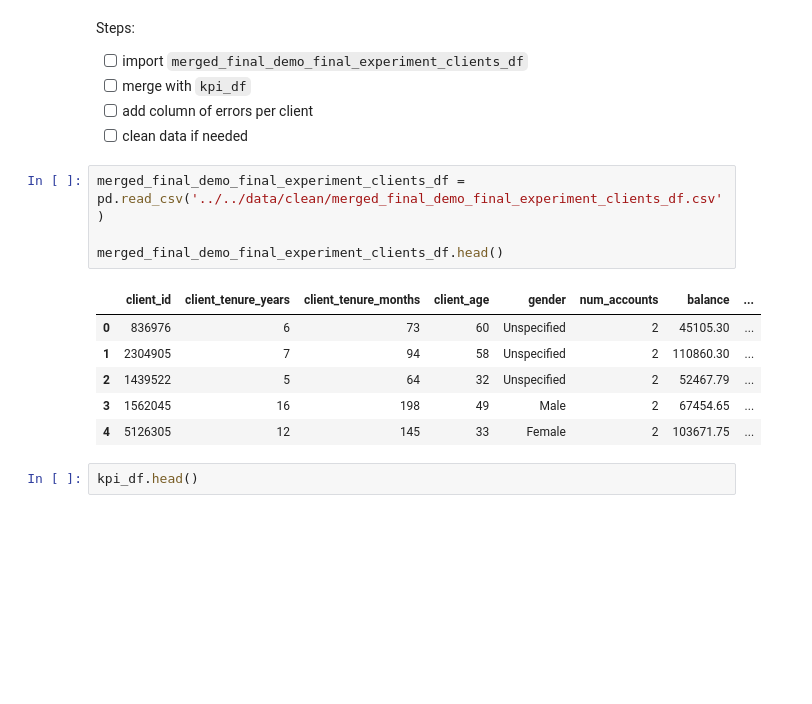
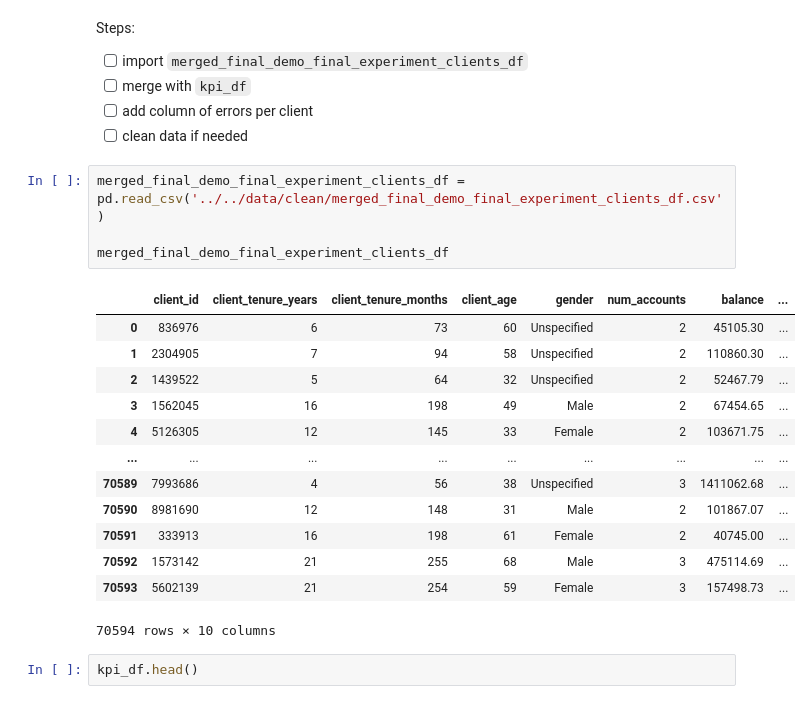
Before and after one commit to bruhu/vanguard-cx-project, a Jupyter notebook: notebooks/bru/kpi_calculations.ipynb, the cells around one changed output. Cells and saved outputs as stored; diff of their text form; blank space fills up the shorter version.

```diff
--- a/notebooks/bru/kpi_calculations.ipynb
+++ b/notebooks/bru/kpi_calculations.ipynb
@@ -277,14 +277,21 @@ Steps:
 # %%
 merged_final_demo_final_experiment_clients_df = pd.read_csv('../../data/clean/merged_final_demo_final_experiment_clients_df.csv')
 
-merged_final_demo_final_experiment_clients_df.head()
+merged_final_demo_final_experiment_clients_df
 # %% [output]
 |  | client_id | client_tenure_years | client_tenure_months | client_age | gender | num_accounts | balance | ... |
 | 0 | 836976 | 6 | 73 | 60 | Unspecified | 2 | 45105.30 | ... |
 | 1 | 2304905 | 7 | 94 | 58 | Unspecified | 2 | 110860.30 | ... |
 | 2 | 1439522 | 5 | 64 | 32 | Unspecified | 2 | 52467.79 | ... |
 | 3 | 1562045 | 16 | 198 | 49 | Male | 2 | 67454.65 | ... |
 | 4 | 5126305 | 12 | 145 | 33 | Female | 2 | 103671.75 | ... |
+| ... | ... | ... | ... | ... | ... | ... | ... | ... |
+| 70589 | 7993686 | 4 | 56 | 38 | Unspecified | 3 | 1411062.68 | ... |
+| 70590 | 8981690 | 12 | 148 | 31 | Male | 2 | 101867.07 | ... |
+| 70591 | 333913 | 16 | 198 | 61 | Female | 2 | 40745.00 | ... |
+| 70592 | 1573142 | 21 | 255 | 68 | Male | 3 | 475114.69 | ... |
+| 70593 | 5602139 | 21 | 254 | 59 | Female | 3 | 157498.73 | ... |
+70594 rows × 10 columns
 # %%
 kpi_df.head()
 # %% [output]
```
Also changed, not shown: parts of 6 cells of this notebook, 1 other file.
